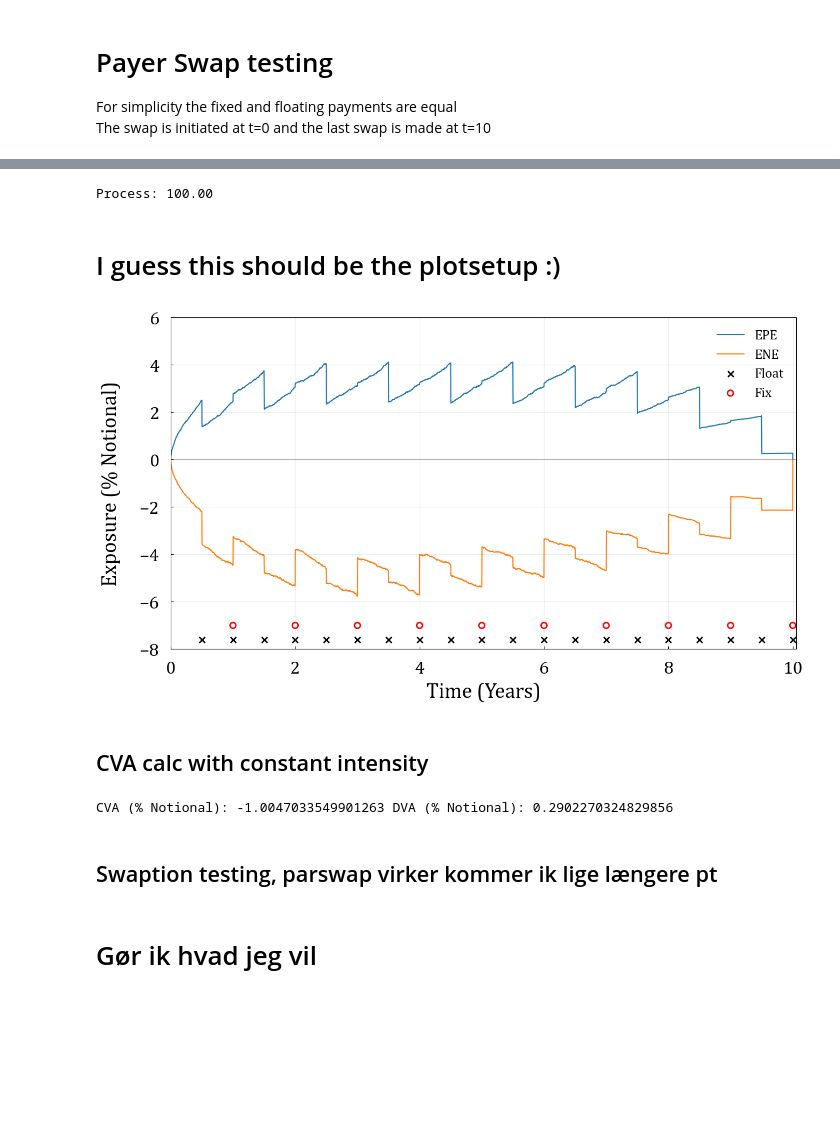
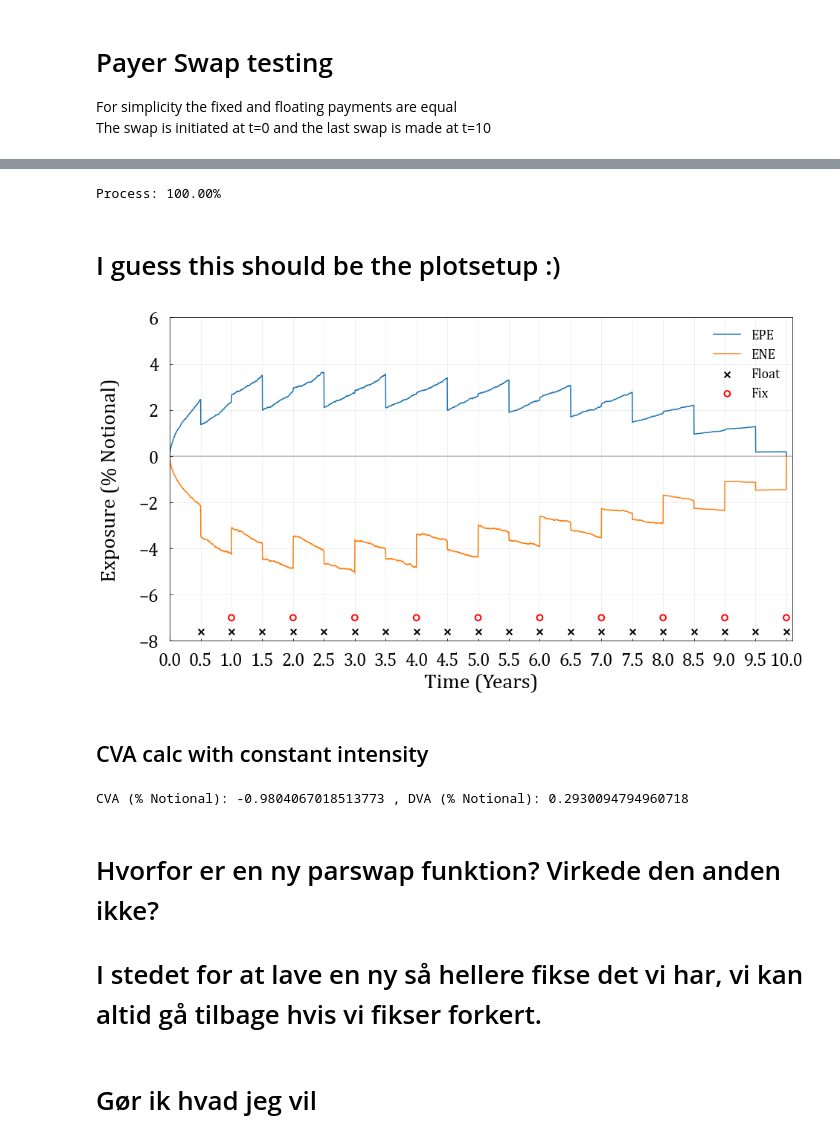
Before and after one commit to Eskild-afk/MasterThesis, a Jupyter notebook: playground.ipynb, the cells around one changed output, grey strips where cells are left out. Cells and saved outputs as stored; diff of their text form; code cells hidden in the pictures; blank space fills up the shorter version.

```diff
--- a/playground.ipynb
+++ b/playground.ipynb
@@ -3,7 +3,7 @@ from dynamics import *
 import seaborn as sns
 import matplotlib.pyplot as plt
 #Vasicek model
-testDynamic = Vasicek(initial=0.05, mean=0.02, reversion=-0.5, volatility=0.05)
+testDynamic = Vasicek(initial=0.05, mean=0.05, reversion=-1.5, volatility=0.14)
 # testDynamic.create_path(stepsize=1/12, duration=15, seed=2023)
 plt.figure(figsize=(15,8))
 expected = [testDynamic.expectedRate(x) for x in np.arange(0,10*12+1)/12]
@@ -60,6 +80,7 @@ time, floatRate = testDynamic.create_path(1/12, 10, 1999)
 K = parSwapRate(
     fixedSchedule=fixSchedule,
     floatingSchedule=floSchedule,
+    time=0,
     rate=testDynamic.init,
     model=testDynamic)
 plt.figure(figsize=(15,8))
@@ -128,10 +149,11 @@ ENE = np.zeros(int(years/dt+1))
 K = parSwapRate(
     fixedSchedule=fixSchedule,
     floatingSchedule=floSchedule,
+    time=0,
     rate=testDynamic.init,
     model=testDynamic)
 time, floatRate = testDynamic.create_path(stepsize=dt, duration=years, seed=0)
-discouting = np.array([testDynamic.ZCB(x) for x in time])
+discounting = np.array([testDynamic.ZCB(x) for x in time])
 # K = 0.05
 for i in range(sims):
     # print(i, end='\r')
@@ -151,44 +173,46 @@ for i in range(sims):
     for x in time
     ]
 
-    posExposure = np.maximum(payerSwapPrice, 0) #* discouting
-    negExposure = np.minimum(payerSwapPrice, 0) #* discouting
+    posExposure = np.maximum(payerSwapPrice, 0) * discounting
+    negExposure = np.minimum(payerSwapPrice, 0) * discounting
 
     EPE += posExposure
     ENE += negExposure
-    print('Process: {:0.2f}'.format(np.round((i+1)/sims*100,2)), end='\r')
+    print('Process: {:0.2f}%'.format(np.round((i+1)/sims*100,2)), end='\r')
 # %% [output]
-Process: 100.00
+Process: 100.00%
 # %% [markdown]
 # I guess this should be the plotsetup :)
 # %%
-import matplotlib as mpl
-mpl.rc('font',family='Cambria')
+# import matplotlib as mpl  #Det her er haram
+# mpl.rc('font',family='Cambria')
+plt.rc('font',family='Cambria')
 float_x = np.arange(0.5,10.5,0.5)
 float_y = np.full((len(float_x),), -7.6)
 fix_x = np.arange(1,11)
 fix_y = np.full(len(fix_x), -7)
 
 fig, ax = plt.subplots()
 sns.lineplot(x=time, y=EPE/sims*100, label = 'EPE')
 sns.lineplot(x=time, y=ENE/sims*100, label = 'ENE')
 plt.scatter(x=float_x, y=float_y, label = 'Float', marker = 'x', s = 60, c='black', linewidths=2)
 plt.scatter(x=fix_x, y=fix_y, label = 'Fix', marker = 'o', s = 60, facecolors='none', edgecolors='r', linewidths=2)
 fig.set_size_inches(15,8)
 ax.set_ylim(-8,6)
-ax.set_xlim(0,10.05)
+ax.set_xlim(0,10.1)
 ax.set_xlabel('Time (Years)', fontname="Cambria", fontsize = 28)
 ax.set_ylabel('Exposure (% Notional)', fontname="Cambria", fontsize = 28)
 ax.tick_params(axis='x', direction='in', right = 'True', labelsize = 24, pad = 15)
 ax.tick_params(axis='y', direction='in', top = 'True', labelsize = 24, pad = 15)
 ax.xaxis.set_label_coords(0.5, -0.1)
 ax.yaxis.set_label_coords(-0.08, 0.5)
 ax.axhline(y=0, color='k', alpha = 0.25)
 plt.grid(alpha = 0.25)
+plt.xticks(np.arange(0, 10.5, 0.5))
 plt.legend(frameon = False, fontsize = 18, loc='upper right')
 plt.savefig('Exposure_Plot_10YPayer_Swap', bbox_inches='tight')
 # %% [output]
-[figure, old version]
+[figure, new version]
 # %% [markdown]
 ## CVA calc with constant intensity
 # %%
@@ -212,11 +236,13 @@ LGDi=1
 # %%
 CVA = -LGDc*sum(Si*dQc*EPE/sims)
 DVA = -LGDi*sum(Sc*dQi*ENE/sims)
-print('CVA (% Notional):', CVA*100,'DVA (% Notional):', DVA*100)
+print('CVA (% Notional):', CVA*100,', DVA (% Notional):', DVA*100)
 # %% [output]
-CVA (% Notional): -1.0047033549901263 DVA (% Notional): 0.2902270324829856
+CVA (% Notional): -0.9804067018513773 , DVA (% Notional): 0.2930094794960718
-# %% [markdown]
-## Swaption testing, parswap virker kommer ik lige længere pt
+# %% [markdown]
+<!-- Swaption testing, parswap virker kommer ik lige længere pt -->
+# Hvorfor er en ny parswap funktion? Virkede den anden ikke?
+# I stedet for at lave en ny så hellere fikse det vi har, vi kan altid gå tilbage hvis vi fikser forkert.
 # %%
 def parswap(time, fixSchedule, floSchedule, floatRate, timestamp):
     top = 0
```
Also changed, not shown: parts of 8 cells of this notebook, 5 other files.
